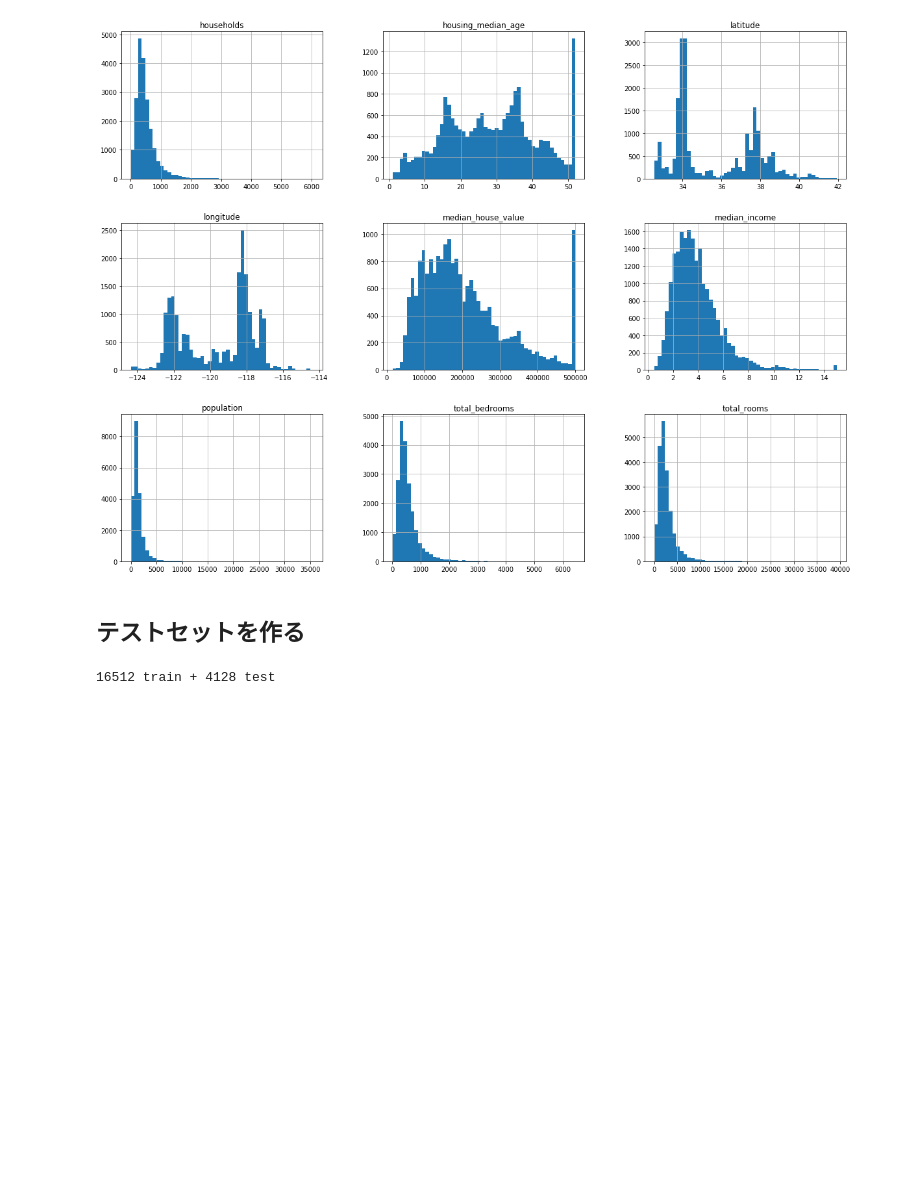
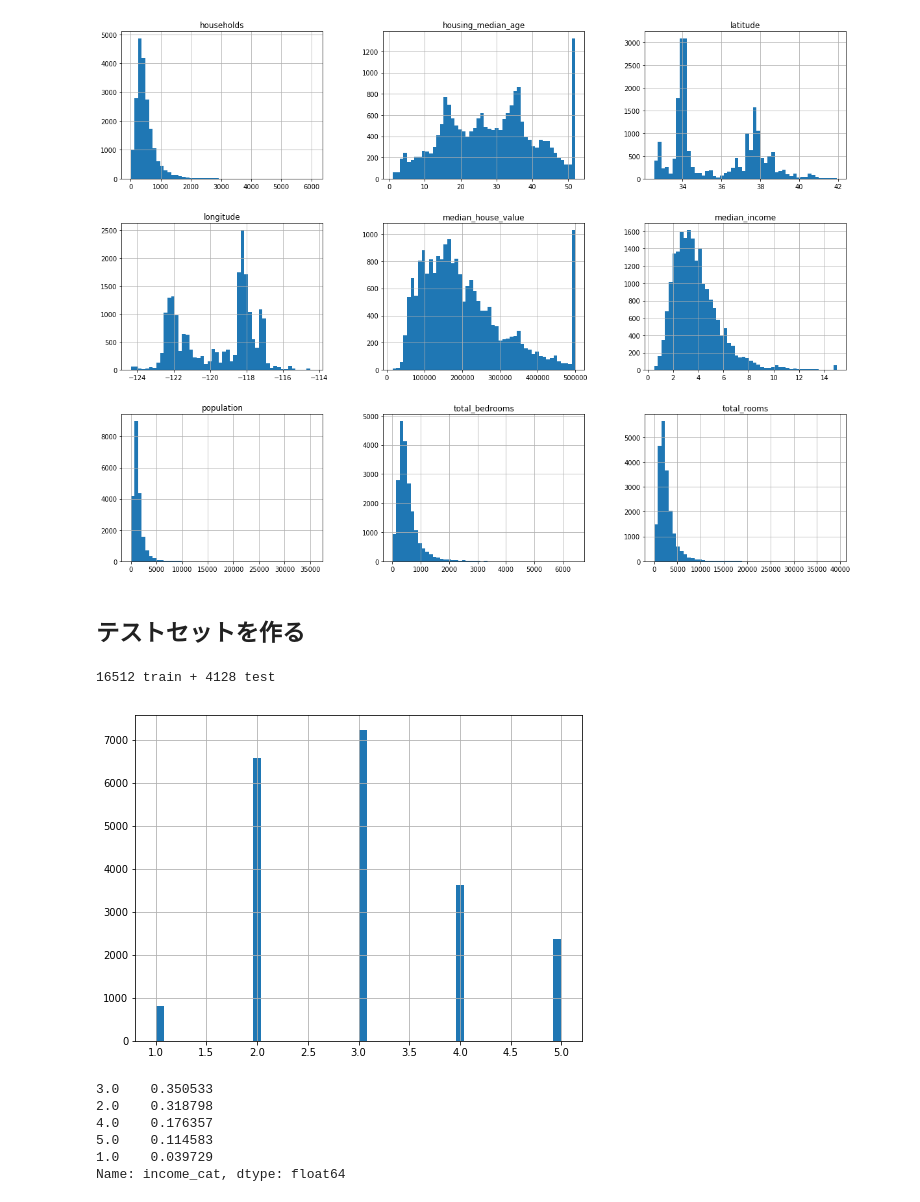
Before and after one commit to ystkmeg/handson-ml-practice, a Jupyter notebook: notebooks/Housing.ipynb, the cells around one changed output. Drawn from its saved outputs; the diff is of its cells as text; code cells hidden in the pictures; blank space fills up the shorter version.

```diff
--- a/notebooks/Housing.ipynb
+++ b/notebooks/Housing.ipynb
@@ -173,0 +186,8 @@ train_set, test_set = train_test_split(housing, test_size=0.2, random_state=42)
+# %%
+housing['income_cat'] = np.ceil(housing['median_income'] / 1.5)
+housing['income_cat'].where(housing['income_cat'] < 5, 5.0, inplace=True)
+# %%
+housing['income_cat'].hist(bins=50, figsize=(8,6))
+plt.show()
+# %% [output]
+[figure, added]
@@ -173,0 +203,9 @@ train_set, test_set = train_test_split(housing, test_size=0.2, random_state=42)
+# %%
+strat_test_set['income_cat'].value_counts() / len(strat_test_set)
+# %% [output]
+3.0    0.350533
+2.0    0.318798
+4.0    0.176357
+5.0    0.114583
+1.0    0.039729
+Name: income_cat, dtype: float64
```
Also changed, not shown: parts of 6 cells of this notebook.
